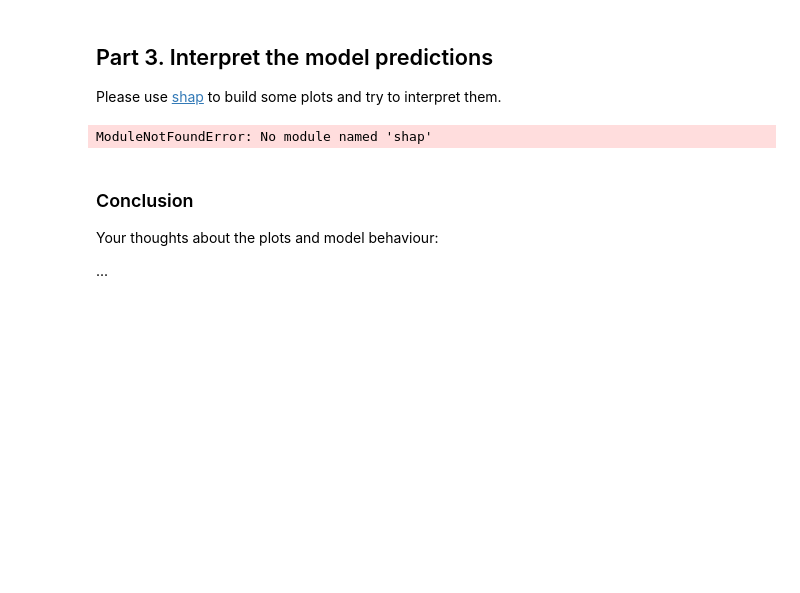
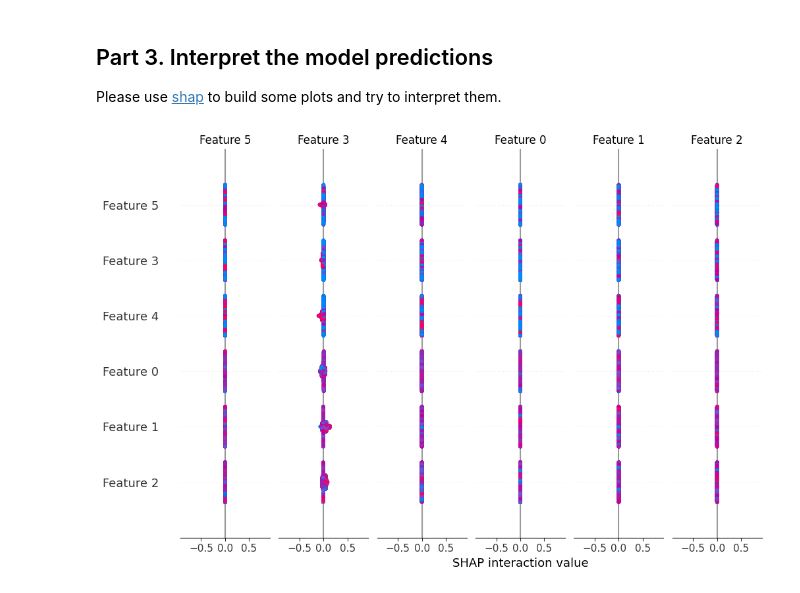
Before and after one commit to NMashalov/GirafeMLAutumn2024, a Jupyter notebook: homeworks/lab_02/lab02_boosting_and_explanation.ipynb, the cells around one changed output. Cells and saved outputs as stored; diff of their text form; code cells hidden in the pictures; blank space fills up the shorter version.

```diff
--- a/homeworks/lab_02/lab02_boosting_and_explanation.ipynb
+++ b/homeworks/lab_02/lab02_boosting_and_explanation.ipynb
@@ -235,23 +235,23 @@ Unfortunately, optuna just halts on my pc : (
 ## Part 3. Interpret the model predictions
 
 Please use [shap](https://github.com/slundberg/shap) to build some plots and try to interpret them.
+# %%
+from catboost import CatBoostClassifier
+from sklearn.model_selection import train_test_split
+
+
+X_tr,X_val,y_tr,y_val= train_test_split(X_train_unique,y_train,test_size=0.8)
+model = CatBoostClassifier(iterations=50,depth=6,learning_rate=0.1,l2_leaf_reg=0.1).fit(X_tr,y_tr,verbose=False)
 # %%
 import shap  # noqa: F401
 from catboost import Pool
 
 explainer = shap.TreeExplainer(model)
 
 # Calculate Shapley values
-shap_values = explainer.shap_values(Pool(X_train_unique))
+shap_values = explainer.shap_values(Pool(X_val))
 
 # Visualize global feature importance
-shap.summary_plot(shap_values, X)
-# YOUR CODE HERE
+shap.summary_plot(shap_values, X_val)
 # %% [output]
-ModuleNotFoundError: No module named 'shap'
+[figure, added]
-# %% [markdown]
-### Conclusion
-
-Your thoughts about the plots and model behaviour:
-
-...
```
Also changed, not shown: parts of 11 cells of this notebook, 5 other files.
